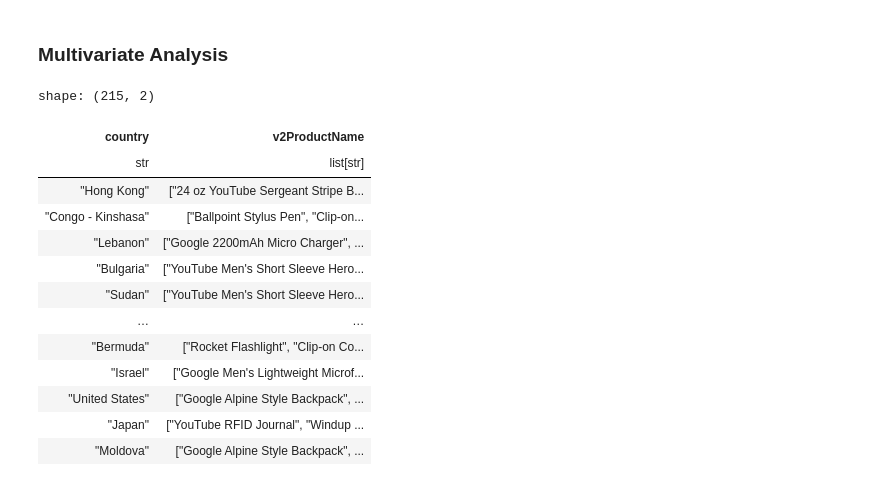
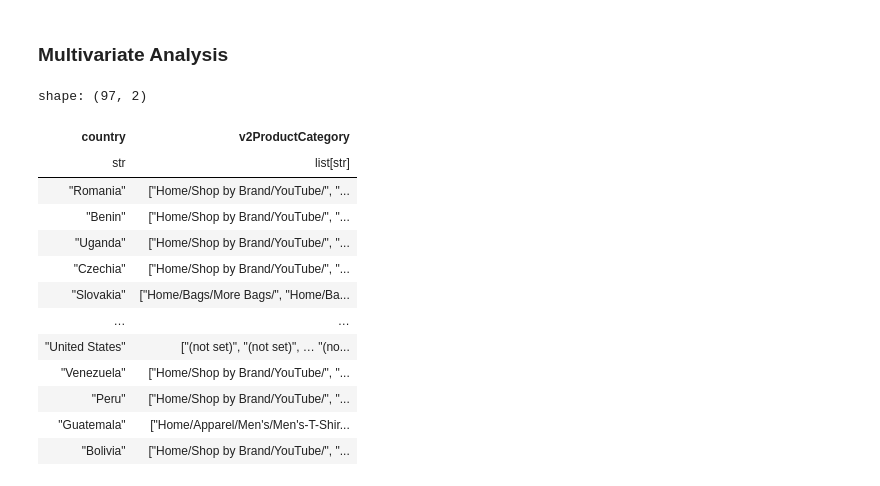
Before and after one commit to Andrew-Bordei/Data-Science, a Jupyter notebook: recommendation_system/notebooks/eda.ipynb, the cells around one changed output. Drawn from its saved outputs; the diff is of its cells as text; code cells hidden in the pictures.

```diff
--- a/recommendation_system/notebooks/eda.ipynb
+++ b/recommendation_system/notebooks/eda.ipynb
@@ -23,7 +25,7 @@ if not (path2add in sys.path):
 
 from eda import *
 # %%
-df = pl.read_csv("../data/google_analytics_data.csv",ignore_errors=True)
+df = pl.read_csv("../data/cleaned_google_analytics.csv",ignore_errors=True)
 # %%
 df.head()
 # %% [output]
@@ -171,20 +172,20 @@ bar_plot(popular_source['source'].to_numpy(), popular_source['count'].to_numpy()
 # %% [markdown]
 ### Multivariate Analysis
 # %%
-grouped = df.group_by(pl.col('country')).agg(pl.col('v2ProductName'))
+grouped = df.group_by(pl.col('country')).agg(pl.col('v2ProductCategory'))
 grouped
 # %% [output]
-shape: (215, 2)
+shape: (97, 2)
-| country | v2ProductName |
+| country | v2ProductCategory |
 | str | list[str] |
-| "Hong Kong" | ["24 oz YouTube Sergeant Stripe B... |
-| "Congo - Kinshasa" | ["Ballpoint Stylus Pen", "Clip-on... |
-| "Lebanon" | ["Google 2200mAh Micro Charger", ... |
-| "Bulgaria" | ["YouTube Men's Short Sleeve Hero... |
-| "Sudan" | ["YouTube Men's Short Sleeve Hero... |
+| "Romania" | ["Home/Shop by Brand/YouTube/", "... |
+| "Benin" | ["Home/Shop by Brand/YouTube/", "... |
+| "Uganda" | ["Home/Shop by Brand/YouTube/", "... |
+| "Czechia" | ["Home/Shop by Brand/YouTube/", "... |
+| "Slovakia" | ["Home/Bags/More Bags/", "Home/Ba... |
 | … | … |
-| "Bermuda" | ["Rocket Flashlight", "Clip-on Co... |
-| "Israel" | ["Google Men's Lightweight Microf... |
-| "United States" | ["Google Alpine Style Backpack", ... |
-| "Japan" | ["YouTube RFID Journal", "Windup ... |
-| "Moldova" | ["Google Alpine Style Backpack", ... |
+| "United States" | ["(not set)", "(not set)", … "(no... |
+| "Venezuela" | ["Home/Shop by Brand/YouTube/", "... |
+| "Peru" | ["Home/Shop by Brand/YouTube/", "... |
+| "Guatemala" | ["Home/Apparel/Men's/Men's-T-Shir... |
+| "Bolivia" | ["Home/Shop by Brand/YouTube/", "... |
```
Also changed, not shown: parts of 38 cells of this notebook, 2 other files.
